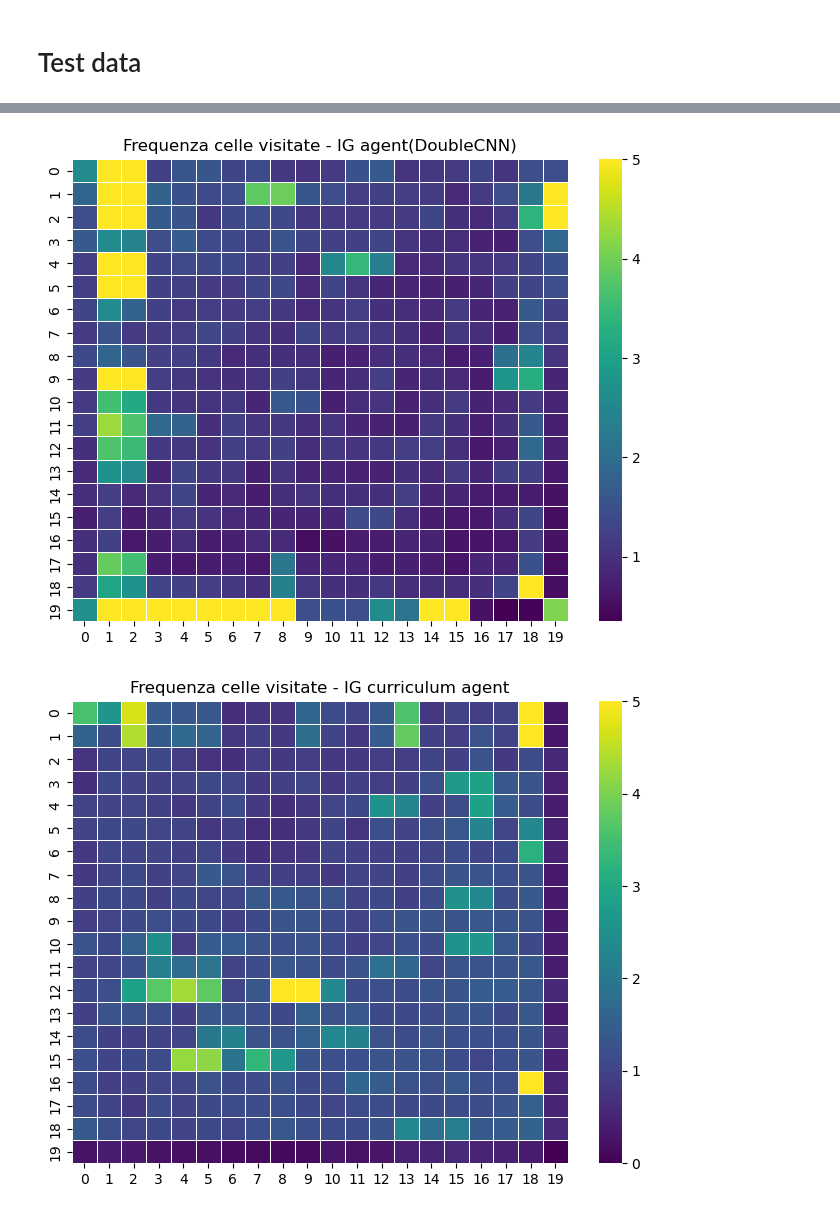
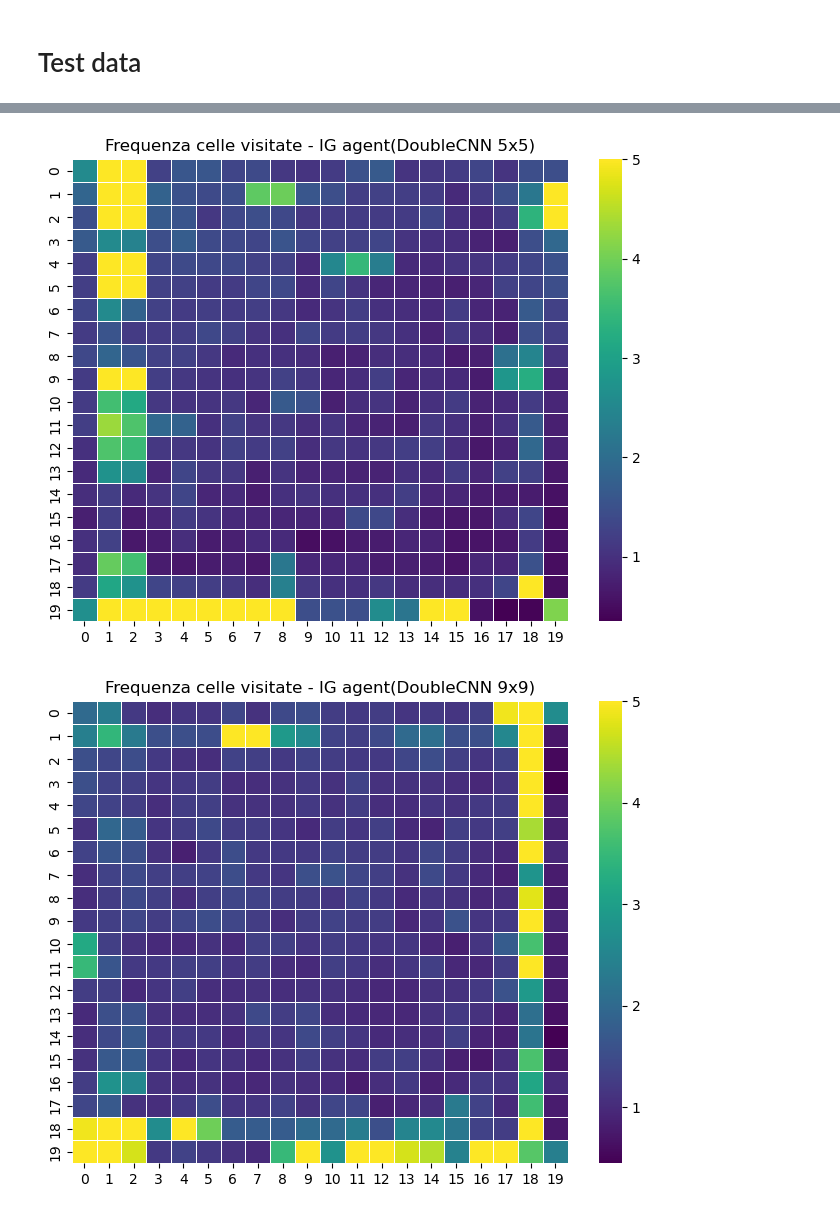
Before and after one commit to Emamasi-uni/explorationRL, a Jupyter notebook: results.ipynb, the cells around one changed output, grey strips where cells are left out. Drawn from its saved outputs; the diff is of its cells as text; code cells hidden in the pictures.

Commit message:
add results expov=3

```diff
--- a/results.ipynb
+++ b/results.ipynb
@@ -138,7 +139,8 @@ test_data_entropy = read_dict(file_path=f"./data/policy1_entropy/test_data_entro
 test_data_loss = read_dict(file_path=f"./data/policy1_loss/test_data_loss_cnn.json")
 test_data_random = read_dict(file_path=f"./data/policy1_random/test_data_random_cnn.json")
 test_data_ig_reward = read_dict(file_path=f"./data/policy2_ig_reward/test_data_ig_reward_cnn_new_env_20x20_with_pov.json")
-test_data_ig_reward_doubleCNN = read_dict(file_path=f"./data/policy2_ig_reward/test_data_ig_reward_env_20x20_doubleCNN_expov1.json")
+test_data_ig_reward_doubleCNN_expov1 = read_dict(file_path=f"./data/policy2_ig_reward/test_data_ig_reward_env_20x20_doubleCNN_expov1.json")
+test_data_ig_reward_doubleCNN_expov3 = read_dict(file_path=f"./data/policy2_ig_reward/test_data_ig_reward_env_20x20_doubleCNN_expov3.json")
 test_data_ig_reward_curriculum = read_dict(file_path=f"./data/policy2_ig_reward_curriculum/test_data_ig_reward_curriculum_cnn.json")
 test_data_random_agent = read_dict(file_path=f"./data/random_agent/test_data_random_agent_ig_new_env_20x20.json")
 test_data_no_train = read_dict(file_path=f"data/no_train/test_data_no_train_ig_new_env_20x20.json")
@@ -421,10 +423,15 @@ for position_run in test_data_ig_reward['total_position_per_run']:
     cell_visit_counts = Counter(tuple(pos) for pos in position_run)
     cells_visited_ig.append(dict(cell_visit_counts))
 
-cells_visited_ig_double = []
-for position_run in test_data_ig_reward_doubleCNN['total_position_per_run']:
+cells_visited_ig_double_expov1 = []
+for position_run in test_data_ig_reward_doubleCNN_expov1['total_position_per_run']:
     cell_visit_counts = Counter(tuple(pos) for pos in position_run)
-    cells_visited_ig_double.append(dict(cell_visit_counts))
+    cells_visited_ig_double_expov1.append(dict(cell_visit_counts))
+
+cells_visited_ig_double_expov3 = []
+for position_run in test_data_ig_reward_doubleCNN_expov3['total_position_per_run']:
+    cell_visit_counts = Counter(tuple(pos) for pos in position_run)
+    cells_visited_ig_double_expov3.append(dict(cell_visit_counts))
 
 cells_visited_ig_curriculum = []
 for position_run in test_data_ig_reward_curriculum['total_position_per_run']:
@@ -465,19 +472,20 @@ def plot_visit_heatmap(grid_size, cells_visited, title, vmax=None):
 # %%
 plot_visit_heatmap(grid_size=20, cells_visited=cells_visited_no_train, title="Frequenza celle visitate - No train agent", vmax=5)
 
 plot_visit_heatmap(grid_size=20, cells_visited=cells_visited_random, title="Frequenza celle visitate - Random agent", vmax=5)
 
 plot_visit_heatmap(grid_size=20, cells_visited=cells_visited_ig, title="Frequenza celle visitate - IG agent(E+B+POV)", vmax=5)
-plot_visit_heatmap(grid_size=20, cells_visited=cells_visited_ig_double, title="Frequenza celle visitate - IG agent(DoubleCNN)", vmax=5)
+plot_visit_heatmap(grid_size=20, cells_visited=cells_visited_ig_double_expov1, title="Frequenza celle visitate - IG agent(DoubleCNN 5x5)", vmax=5)
+plot_visit_heatmap(grid_size=20, cells_visited=cells_visited_ig_double_expov3, title="Frequenza celle visitate - IG agent(DoubleCNN 9x9)", vmax=5)
 
 plot_visit_heatmap(grid_size=20, cells_visited=cells_visited_ig_curriculum, title="Frequenza celle visitate - IG curriculum agent", vmax=5)
 
 plot_visit_heatmap(grid_size=20, cells_visited=cells_visited_entropy, title="Frequenza celle visitate - Entropy agent", vmax=5)
 
 plot_visit_heatmap(grid_size=20, cells_visited=cells_visited_loss, title="Frequenza celle visitate - Loss agent", vmax=5)
 # %% [output]
 [figure]
 [figure]
 [figure]
-[figure, old version]
+[figure, new version]
-[figure, old version]
+[figure, new version]
```
Also changed, not shown: parts of 11 cells of this notebook, 6 other files.
